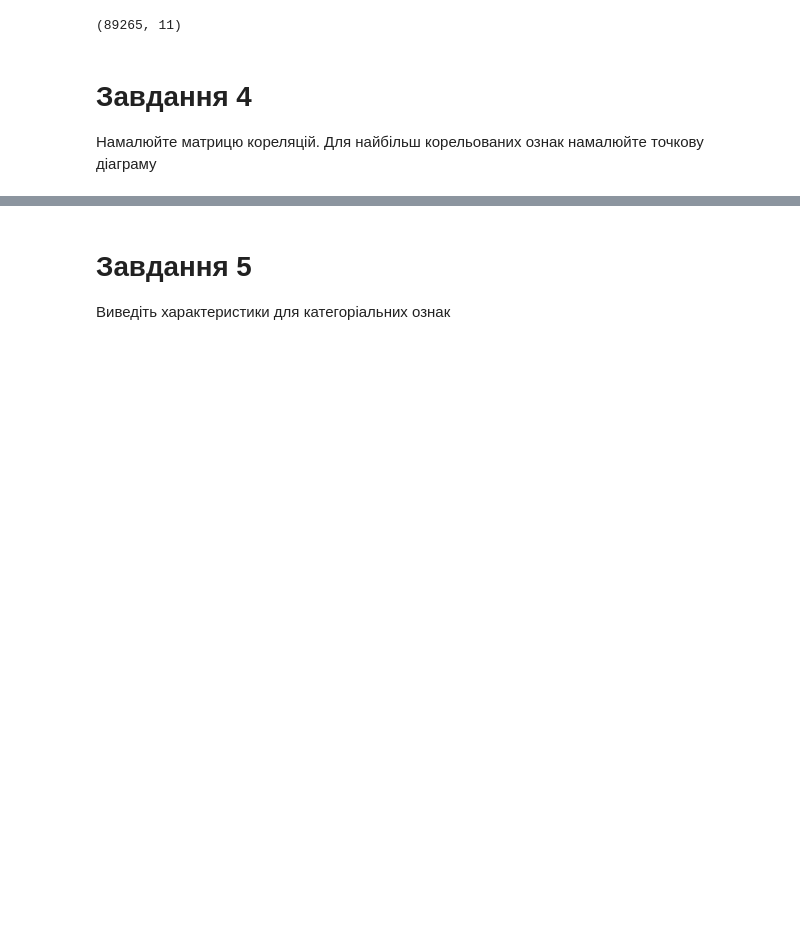
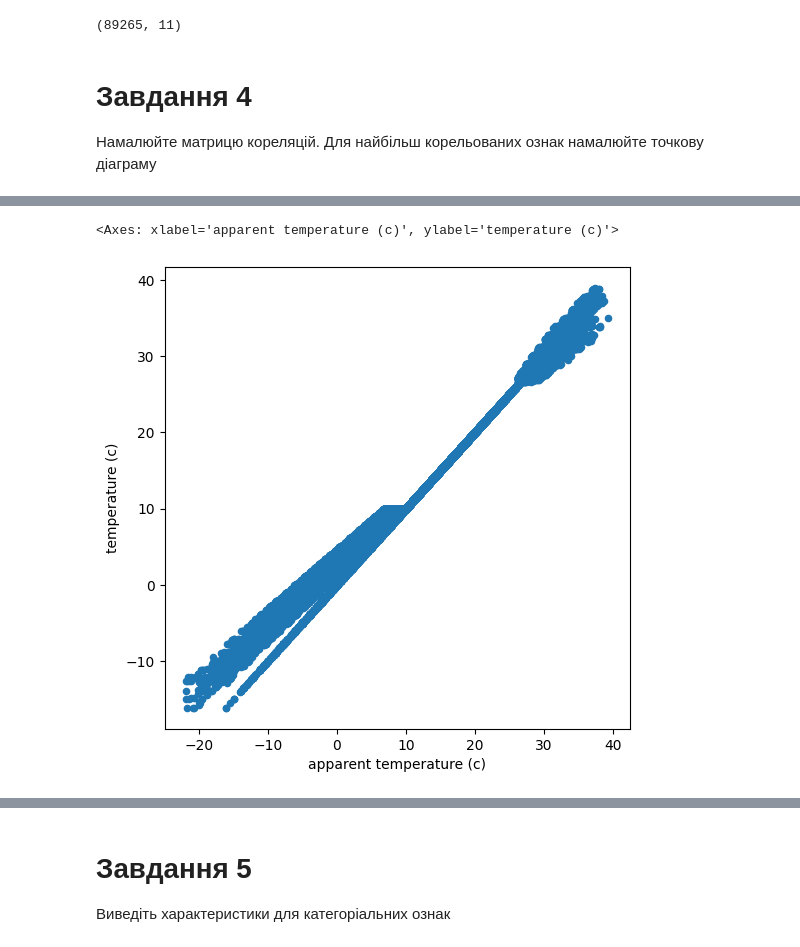
Before and after one commit to levchenkopavlo/AI, a Jupyter notebook: Практична_аналіз_даних2.ipynb, the cells around one changed output, grey strips where cells are left out. Cells and saved outputs as stored; diff of their text form; code cells hidden in the pictures; blank space fills up the shorter version.

```diff
--- a/Практична_аналіз_даних2.ipynb
+++ b/Практична_аналіз_даних2.ipynb
@@ -146,3 +146,8 @@ corr
 | wind bearing (degrees) | 0.026425 | 0.025488 | 0.006145 | 0.072087 | 1.000000 | ... |
 | visibility (km) | 0.389364 | 0.376843 | -0.426218 | 0.082902 | 0.053199 | ... |
 | pressure (millibars) | -0.308094 | -0.292939 | 0.037293 | -0.184703 | -0.066725 | ... |
+# %%
+df.plot(kind='scatter', x='apparent temperature (c)', y='temperature (c)', figsize=(6,6))
+# %% [output]
+<Axes: xlabel='apparent temperature (c)', ylabel='temperature (c)'>
+[figure, added]
```
Also changed, not shown: parts of 1 cell of this notebook.
